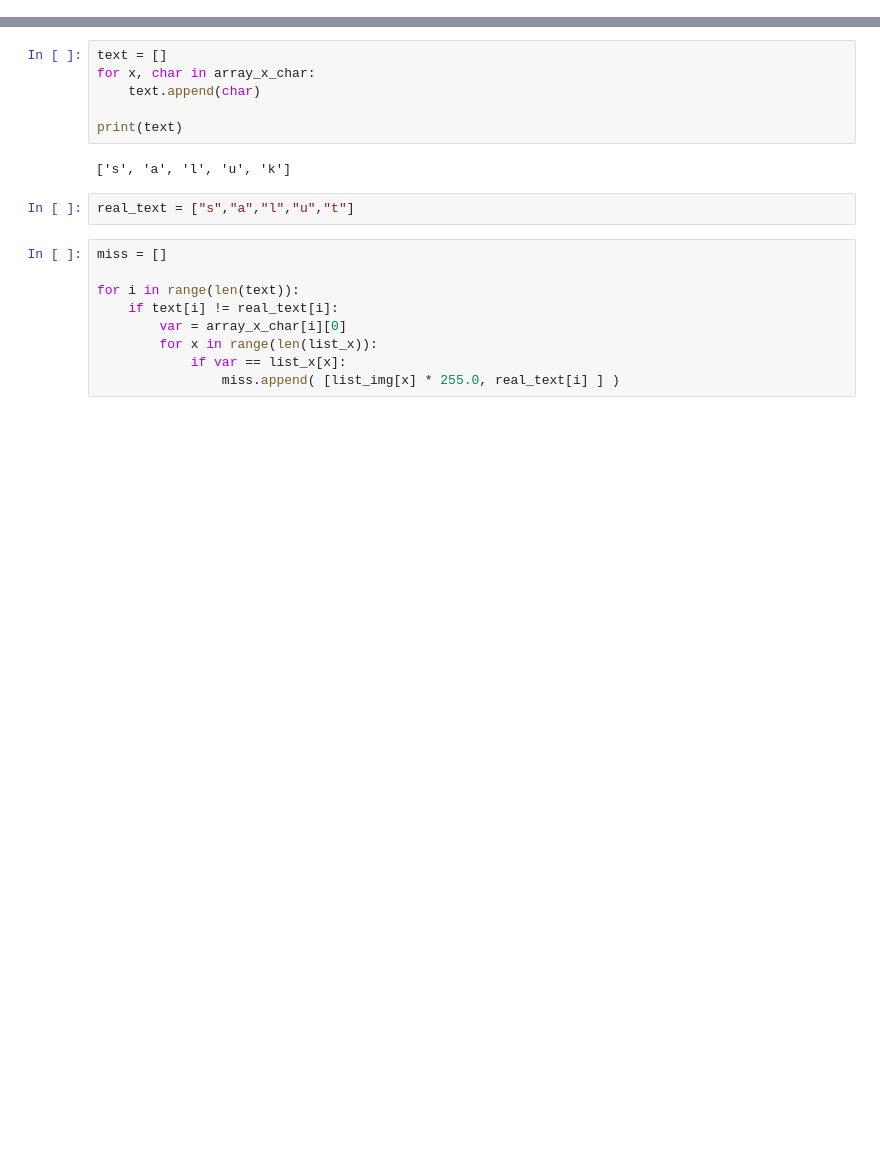
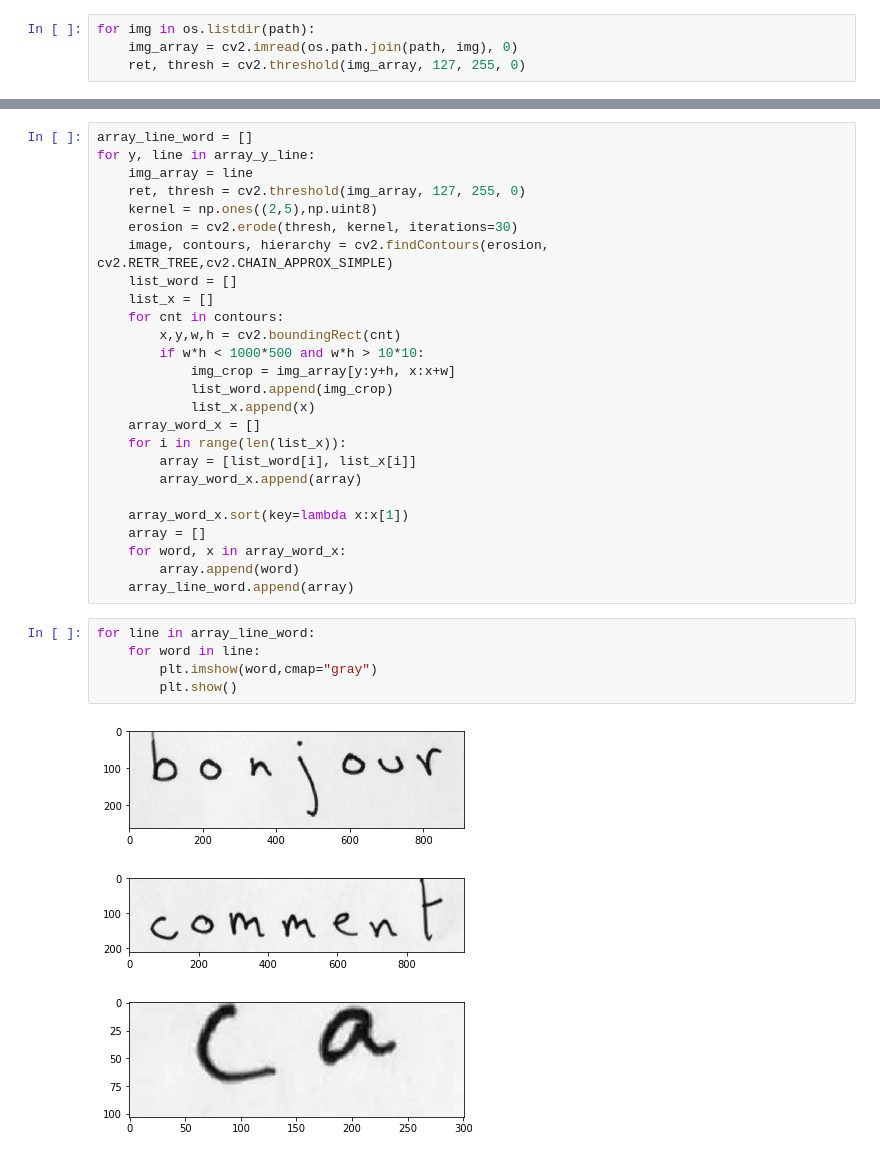
Before and after one commit to Jovillios/readable-project, a Jupyter notebook: reinforcing-learning.ipynb, the cells around one changed output, grey strips where cells are left out. Drawn from its saved outputs; the diff is of its cells as text; blank space fills up the shorter version.

```diff
--- a/reinforcing-learning.ipynb
+++ b/reinforcing-learning.ipynb
@@ -14 +22,5 @@ model = tf.keras.models.load_model("readable-model.model")
+# %%
+for img in os.listdir(path):
+    img_array = cv2.imread(os.path.join(path, img), 0)
+    ret, thresh = cv2.threshold(img_array, 127, 255, 0)
 # %%
@@ -60,19 +61,35 @@ array_x_char.sort(key=lambda x:x[0])
-# %%
-text = []
-for x, char in array_x_char:
-    text.append(char)
-
-print(text)
-# %% [output]
-['s', 'a', 'l', 'u', 'k']
-# %%
-real_text = ["s","a","l","u","t"]
-# %%
-miss = []
-
-for i in range(len(text)):
-    if text[i] != real_text[i]:
-        var = array_x_char[i][0]
-        for x in range(len(list_x)):
-            if var == list_x[x]:
-                miss.append( [list_img[x] * 255.0, real_text[i] ] )
+# %%
+array_line_word = []
+for y, line in array_y_line:
+    img_array = line
+    ret, thresh = cv2.threshold(img_array, 127, 255, 0)
+    kernel = np.ones((2,5),np.uint8)
+    erosion = cv2.erode(thresh, kernel, iterations=30)
+    image, contours, hierarchy = cv2.findContours(erosion, cv2.RETR_TREE,cv2.CHAIN_APPROX_SIMPLE)
+    list_word = []
+    list_x = []
+    for cnt in contours:
+        x,y,w,h = cv2.boundingRect(cnt)
+        if w*h < 1000*500 and w*h > 10*10:
+            img_crop = img_array[y:y+h, x:x+w]
+            list_word.append(img_crop)
+            list_x.append(x)
+    array_word_x = []
+    for i in range(len(list_x)):
+        array = [list_word[i], list_x[i]]
+        array_word_x.append(array)
+
+    array_word_x.sort(key=lambda x:x[1])
+    array = []
+    for word, x in array_word_x:
+        array.append(word)
+    array_line_word.append(array)
+# %%
+for line in array_line_word:
+    for word in line:
+        plt.imshow(word,cmap="gray")
+        plt.show()
+# %% [output]
+[figure, added]
+[figure, added]
+[figure, added]
```
Also changed, not shown: parts of 14 cells of this notebook, 3 other files.
